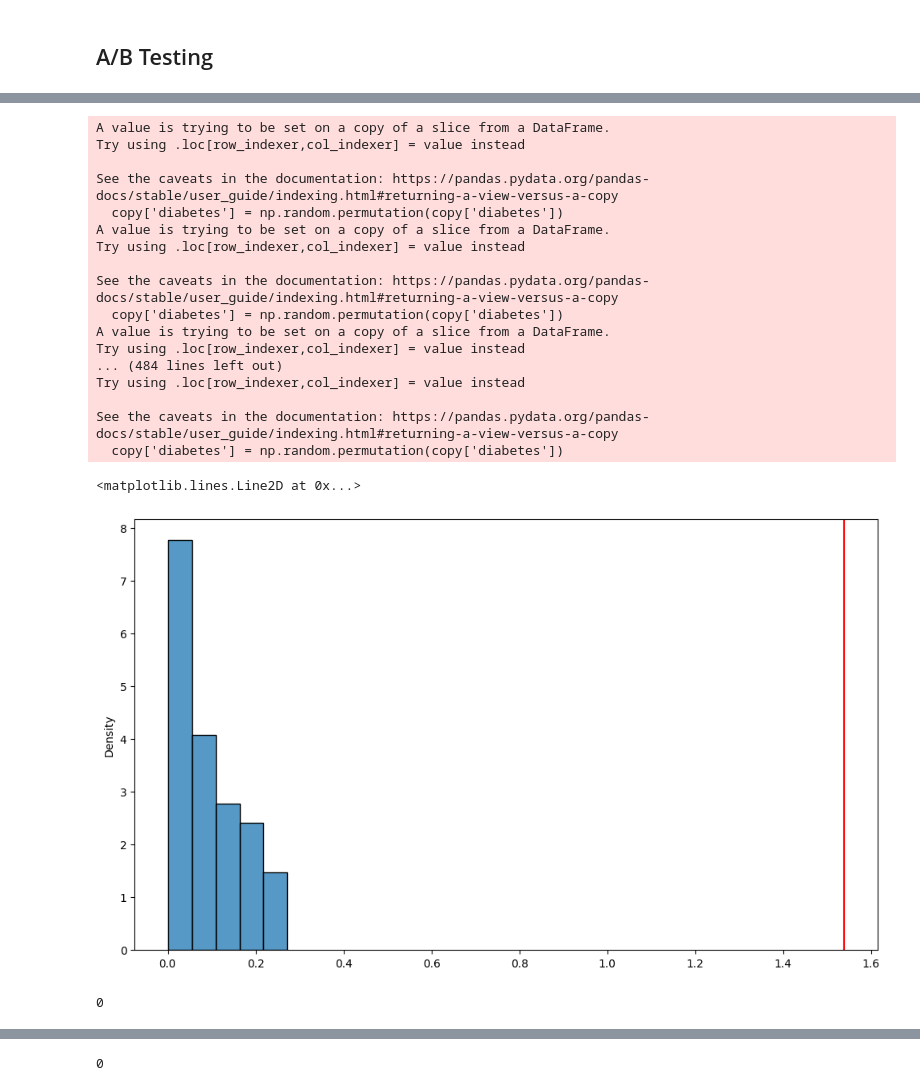
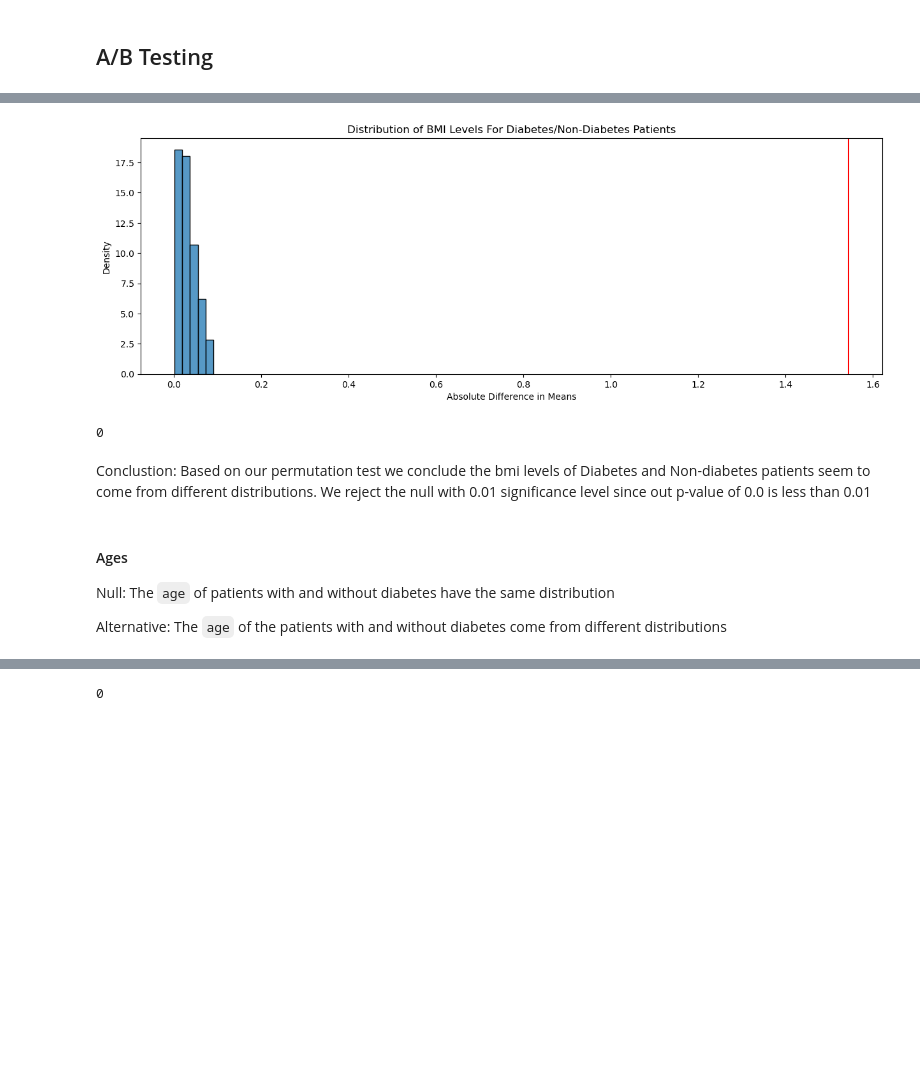
Before and after one commit to harshi-saha/cogs108-project, a Jupyter notebook: EDACheckpoint_group014.ipynb, the cells around one changed output, grey strips where cells are left out. Saved outputs shown, nothing was run; the diff lists cells and outputs as text; code cells hidden in the pictures; blank space fills up the shorter version.

Commit message:
regression and more eda graphs"

```diff
--- a/EDACheckpoint_group014.ipynb
+++ b/EDACheckpoint_group014.ipynb
@@ -276,0 +257,7 @@ sns.regplot(x='age', y='bg', data=df[df['diabetes'] == 1], color='orange')
+# %%
+#resample the diabetes patients so that our data is less skewed
+n = df.shape[0] - (df['diabetes'] == 1).sum()
+#since the data has many more patients without diabetes than with diabetes this can skew our A/B, so we took a random
+#sample of the the people with diabetes to create an even split of those with and without diabetes.
+sapmle_df = df[df['diabetes'] == 1].sample(n=n, replace=True)
+sample_df = pd.concat([sapmle_df, df[df['diabetes'] == 0]], ignore_index=True)
@@ -281,5 +297,0 @@ Null: The blood glucose levels of patients with and without diabetes have the sa
-# %%
-#sample the non-diabetes patients so that our data is less skewed
-n = (df['diabetes'] == 1).sum()
-sapmle_df = df[df['diabetes'] == 0].sample(n=n, replace=False)
-sample_df = pd.concat([sapmle_df, df[df['diabetes'] == 1]], ignore_index=True)
@@ -410,32 +373,24 @@ sns.histplot(x='bmi', hue = 'diabetes', data=sample_df, stat='density', kde=Fals
 bmi_observed = diffs.iloc[1,2]
 # %%
 perm_diffs = permutation(sample_df, 'bmi')
-plt.figure(figsize=(12,7))
-ax = sns.histplot(data = perm_diffs, stat='density', bins=5)
+fig3, ax3 = plt.subplots()
+ax3.set_xlabel('Absolute Difference in Means')
+sns.histplot(data = perm_diffs, stat='density', bins=5).set(title='Distribution of BMI Levels For Diabetes/Non-Diabetes Patients')
 plt.axvline(hba1c_observed, color='red')
+fig3.set_figwidth(15)
 # %% [output]
-A value is trying to be set on a copy of a slice from a DataFrame.
-Try using .loc[row_indexer,col_indexer] = value instead
-
-See the caveats in the documentation: https://pandas.pydata.org/pandas-docs/stable/user_guide/indexing.html#returning-a-view-versus-a-copy
-  copy['diabetes'] = np.random.permutation(copy['diabetes'])
-A value is trying to be set on a copy of a slice from a DataFrame.
-Try using .loc[row_indexer,col_indexer] = value instead
-
-See the caveats in the documentation: https://pandas.pydata.org/pandas-docs/stable/user_guide/indexing.html#returning-a-view-versus-a-copy
-  copy['diabetes'] = np.random.permutation(copy['diabetes'])
-A value is trying to be set on a copy of a slice from a DataFrame.
-Try using .loc[row_indexer,col_indexer] = value instead
-... (484 lines left out)
-Try using .loc[row_indexer,col_indexer] = value instead
-
-See the caveats in the documentation: https://pandas.pydata.org/pandas-docs/stable/user_guide/indexing.html#returning-a-view-versus-a-copy
-  copy['diabetes'] = np.random.permutation(copy['diabetes'])
-<matplotlib.lines.Line2D at 0x...>
-[figure, old version]
+[figure, new version]
 # %%
 p_value_bg = (perm_diffs >= bmi_observed).sum()
 p_value_bg
 # %% [output]
 0
+# %% [markdown]
+Conclustion: Based on our permutation test we conclude the bmi levels of Diabetes and Non-diabetes patients seem to come from different distributions. We reject the null with 0.01 significance level since out p-value of 0.0 is less than 0.01
+# %% [markdown]
+#### Ages
+
+Null: The `age` of patients with and without diabetes have the same distribution
+
+Alternative: The `age` of the patients with and without diabetes come from different distributions
 # %%
```
Also changed, not shown: parts of 70 cells of this notebook.
